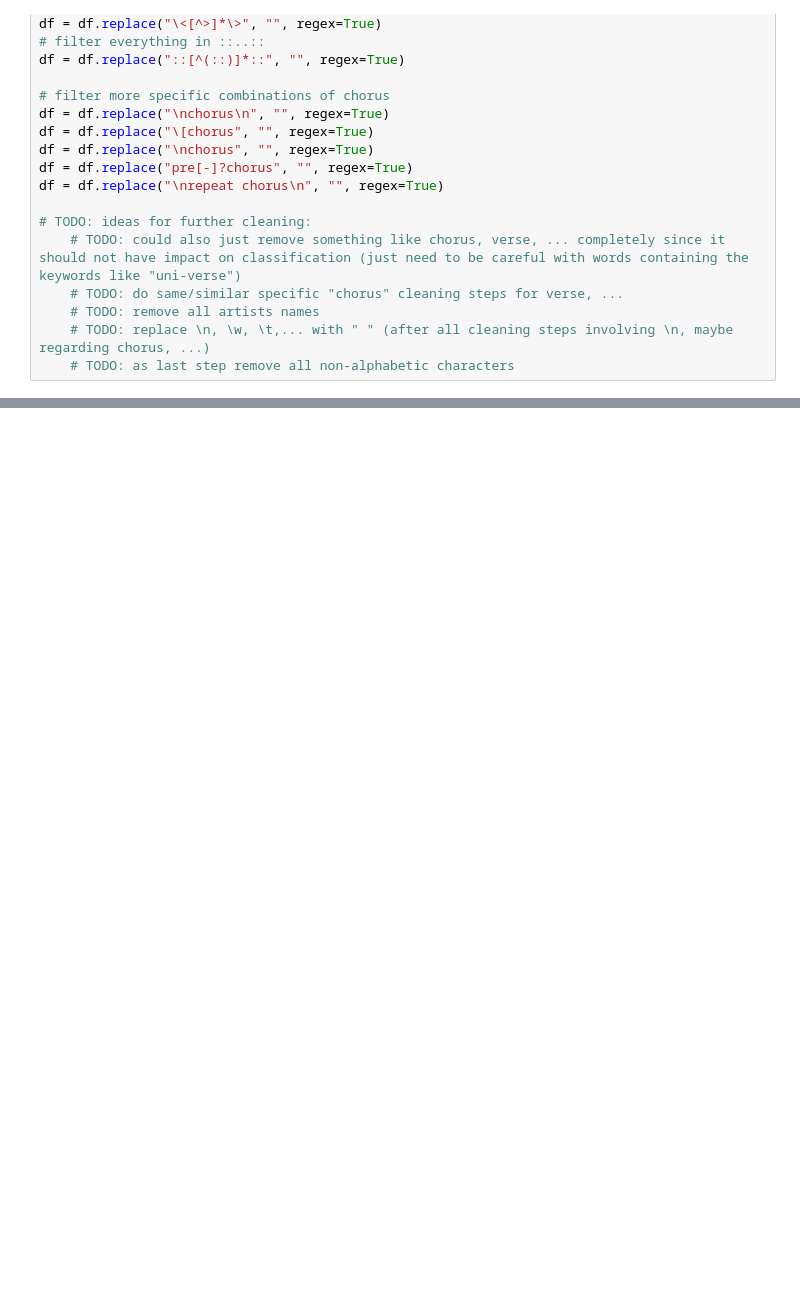
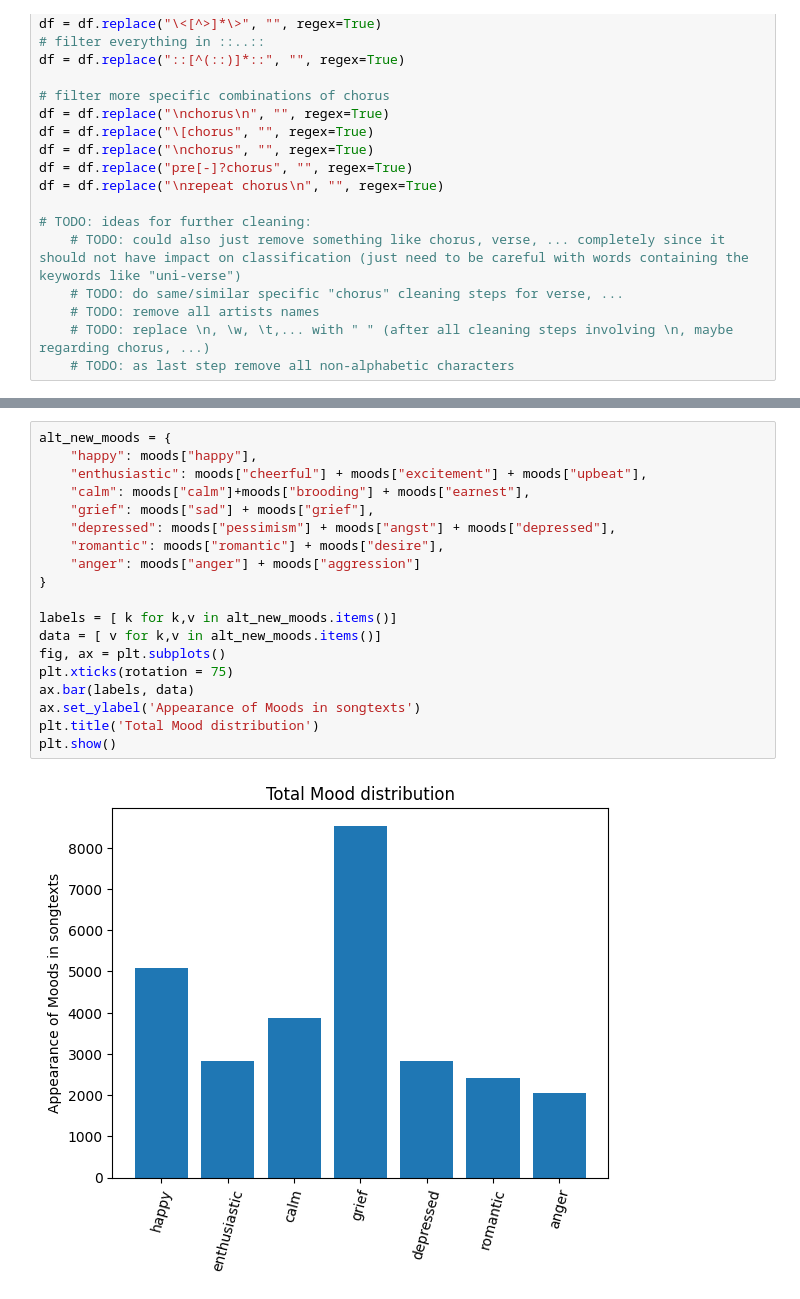
Before and after one commit to Simon-0711/ta_lyrics_sentiment_classification, a Jupyter notebook: data_exploration/kaggle_data_preprocessing.ipynb, the cells around one changed output, grey strips where cells are left out. Saved outputs shown, nothing was run; the diff lists cells and outputs as text; blank space fills up the shorter version.

```diff
--- a/data_exploration/kaggle_data_preprocessing.ipynb
+++ b/data_exploration/kaggle_data_preprocessing.ipynb
@@ -238,0 +326,21 @@ df = df.replace("\nrepeat chorus\n", "", regex=True)
+# %%
+alt_new_moods = {
+    "happy": moods["happy"],
+    "enthusiastic": moods["cheerful"] + moods["excitement"] + moods["upbeat"],
+    "calm": moods["calm"]+moods["brooding"] + moods["earnest"],
+    "grief": moods["sad"] + moods["grief"],
+    "depressed": moods["pessimism"] + moods["angst"] + moods["depressed"],
+    "romantic": moods["romantic"] + moods["desire"],
+    "anger": moods["anger"] + moods["aggression"]
+}
+
+labels = [ k for k,v in alt_new_moods.items()]
+data = [ v for k,v in alt_new_moods.items()]
+fig, ax = plt.subplots()
+plt.xticks(rotation = 75)
+ax.bar(labels, data)
+ax.set_ylabel('Appearance of Moods in songtexts')
+plt.title('Total Mood distribution')
+plt.show()
+# %% [output]
+[figure, added]
```
Also changed, not shown: parts of 20 cells of this notebook, 2 other files.
